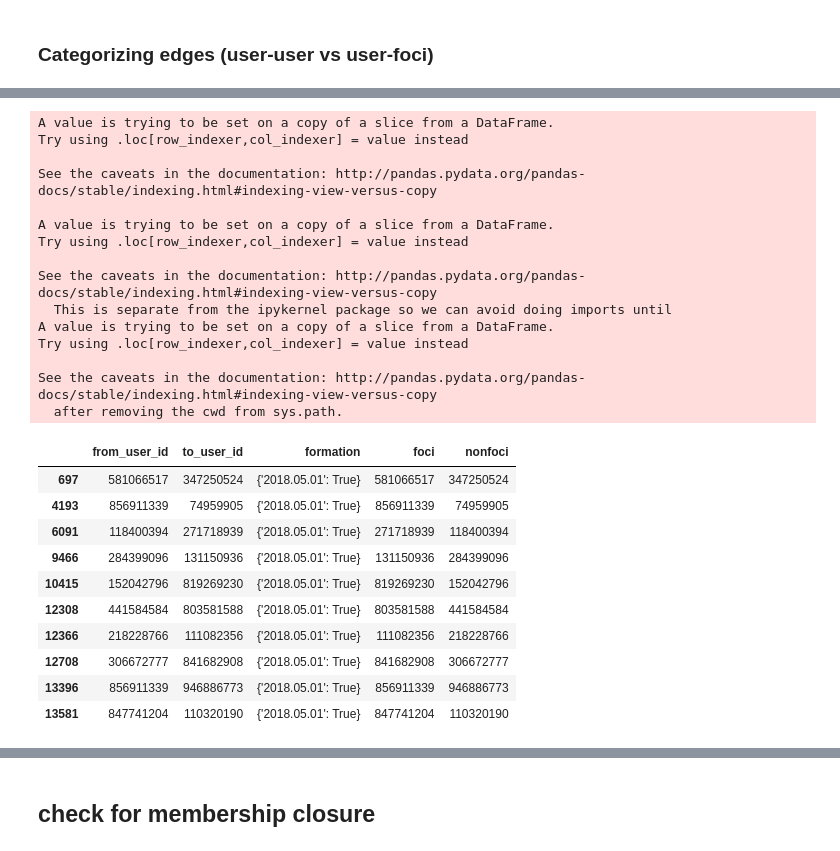
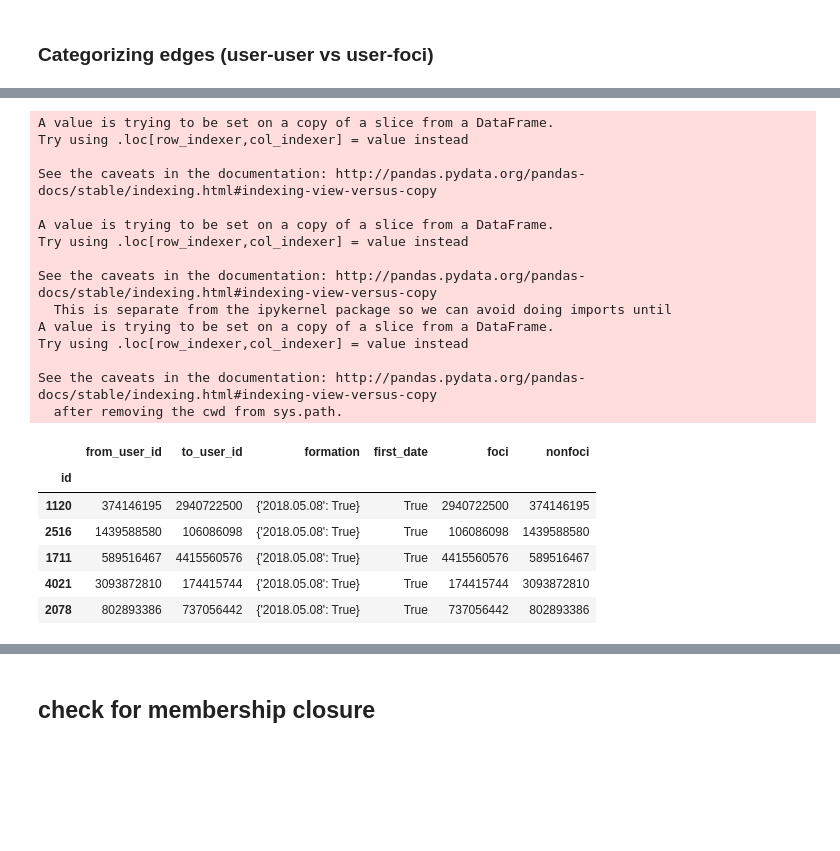
Before and after one commit to AmmarRashed/EventOrient, a Jupyter notebook: notebooks/calculating_closures.ipynb, the cells around one changed output, grey strips where cells are left out. Saved outputs shown, nothing was run; the diff lists cells and outputs as text; code cells hidden in the pictures; blank space fills up the shorter version.

Commit message:
added actual connections from two different timestamps

```diff
--- a/notebooks/calculating_closures.ipynb
+++ b/notebooks/calculating_closures.ipynb
@@ -74,3 +64,16 @@ c1.sample(5)
+# %%
+def get_dates(cons):
+    all_dates = set()
+    str2date = lambda strdate: datetime.strptime(strdate, '%Y.%m.%d')  # 2018.05.08
+
+    for dates in cons.formation.apply(lambda x: list(x)):
+        for date in dates:
+            all_dates.add(str2date(date))
+    return [d.strftime('%Y.%m.%d') for d in sorted(all_dates)]
+# %%
+dates = get_dates(cons)
+d1 = dates[0]
+d2 = dates[-1]
 # %%
 def get_connections_by_date(cons, date, present=True):
     nw = deepcopy(cons)
@@ -99,2 +102,5 @@ twitter_users.sample(5)
 # %% [markdown]
 ### Categorizing edges (user-user vs user-foci)
+# %%
+orgs_df = pd.read_csv("../REST/static/orgs.csv", index_col="id")
+orgs_df.sample(5)
@@ -101,5 +115,5 @@ twitter_users.sample(5)
 # %%
-orgs = set(twitter_users[twitter_users.is_org==True].index)
+orgs = set(orgs_df.index)
 # %%
 is_focal = lambda from_,to, orgs: (0,0) if (from_ in orgs and to in orgs)\
                                         or not(from_ in orgs or to in orgs)\
@@ -125,35 +138,31 @@ new_edges[new_edges.foci!=0]
 # %%
-t1 = get_connections_by_date(rc, d1)
+t1 = get_connections_by_date(cons, d1)
 t1["foci"] = t1.apply(lambda row:is_focal(row['from_user_id'], row['to_user_id'], orgs), axis=1)
 t1["nonfoci"] = t1.foci.apply(lambda f: f[1])
 t1["foci"] = t1.foci.apply(lambda f: f[0])
-t1[t1.foci!=0]
+t1[t1.foci!=0].sample(5)
 # %% [output]
 A value is trying to be set on a copy of a slice from a DataFrame.
 Try using .loc[row_indexer,col_indexer] = value instead
 
 See the caveats in the documentation: http://pandas.pydata.org/pandas-docs/stable/indexing.html#indexing-view-versus-copy
 
 A value is trying to be set on a copy of a slice from a DataFrame.
 Try using .loc[row_indexer,col_indexer] = value instead
 
 See the caveats in the documentation: http://pandas.pydata.org/pandas-docs/stable/indexing.html#indexing-view-versus-copy
   This is separate from the ipykernel package so we can avoid doing imports until
 A value is trying to be set on a copy of a slice from a DataFrame.
 Try using .loc[row_indexer,col_indexer] = value instead
 
 See the caveats in the documentation: http://pandas.pydata.org/pandas-docs/stable/indexing.html#indexing-view-versus-copy
   after removing the cwd from sys.path.
-|  | from_user_id | to_user_id | formation | foci | nonfoci |
-| 697 | 581066517 | 347250524 | {'2018.05.01': True} | 581066517 | 347250524 |
-| 4193 | 856911339 | 74959905 | {'2018.05.01': True} | 856911339 | 74959905 |
-| 6091 | 118400394 | 271718939 | {'2018.05.01': True} | 271718939 | 118400394 |
-| 9466 | 284399096 | 131150936 | {'2018.05.01': True} | 131150936 | 284399096 |
-| 10415 | 152042796 | 819269230 | {'2018.05.01': True} | 819269230 | 152042796 |
-| 12308 | 441584584 | 803581588 | {'2018.05.01': True} | 803581588 | 441584584 |
-| 12366 | 218228766 | 111082356 | {'2018.05.01': True} | 111082356 | 218228766 |
-| 12708 | 306672777 | 841682908 | {'2018.05.01': True} | 841682908 | 306672777 |
-| 13396 | 856911339 | 946886773 | {'2018.05.01': True} | 856911339 | 946886773 |
-| 13581 | 847741204 | 110320190 | {'2018.05.01': True} | 847741204 | 110320190 |
+|  | from_user_id | to_user_id | formation | first_date | foci | nonfoci |
+| id |  |  |  |  |  |  |
+| 1120 | 374146195 | 2940722500 | {'2018.05.08': True} | True | 2940722500 | 374146195 |
+| 2516 | 1439588580 | 106086098 | {'2018.05.08': True} | True | 106086098 | 1439588580 |
+| 1711 | 589516467 | 4415560576 | {'2018.05.08': True} | True | 4415560576 | 589516467 |
+| 4021 | 3093872810 | 174415744 | {'2018.05.08': True} | True | 174415744 | 3093872810 |
+| 2078 | 802893386 | 737056442 | {'2018.05.08': True} | True | 737056442 | 802893386 |
 # %%
 # foci'es present at t1 and t2
```
Also changed, not shown: parts of 21 cells of this notebook, 14 other files.
